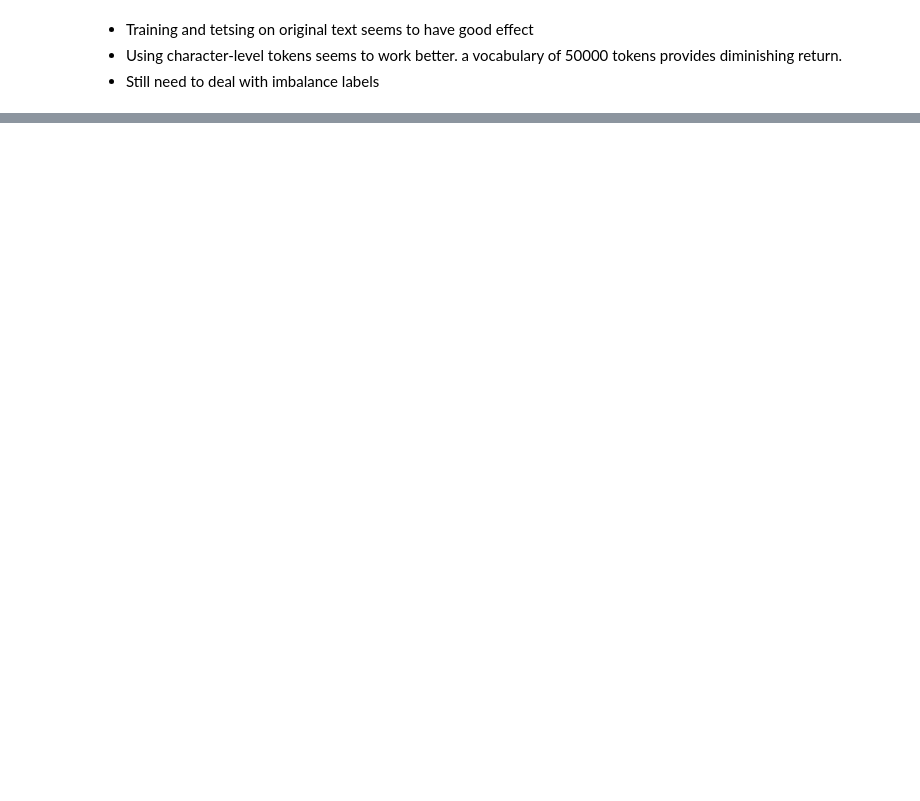
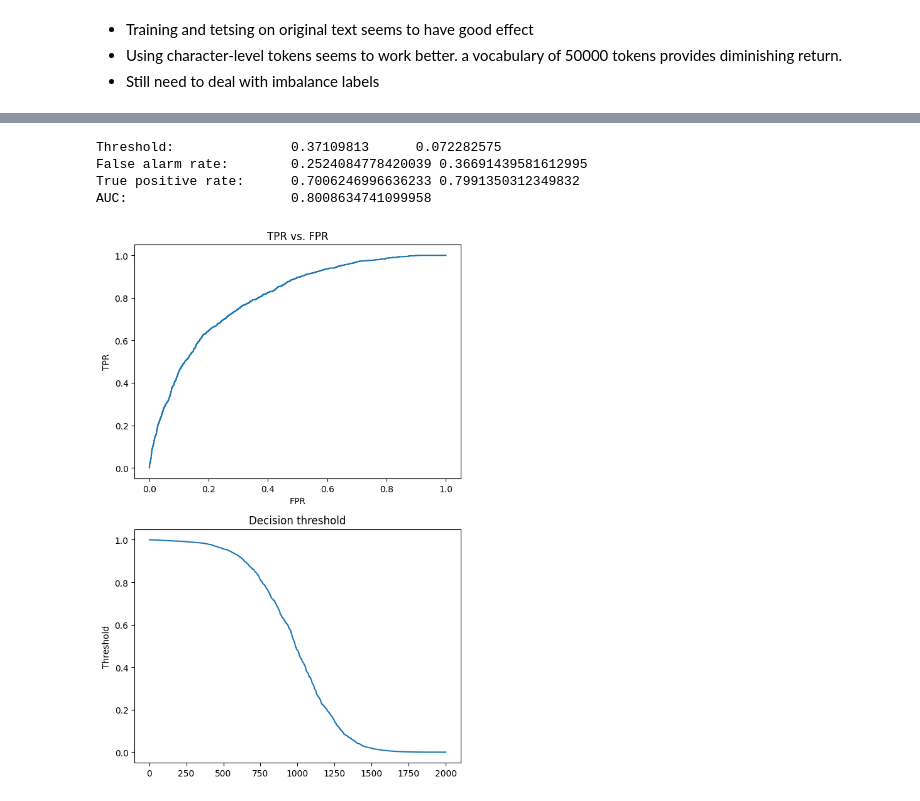
Before and after one commit to hoanghapham/power-identification, a Jupyter notebook: experiments.ipynb, the cells around one changed output, grey strips where cells are left out. Cells and saved outputs as stored; diff of their text form; code cells hidden in the pictures; blank space fills up the shorter version.

```diff
--- a/experiments.ipynb
+++ b/experiments.ipynb
@@ -442,0 +778,46 @@ Train model
+# %%
+roc = roc_curve(y_true, y_scores, pos_label=1)
+auc = roc_auc_score(y_true, y_scores)
+
+good_tpr = np.array([range(len(roc[1]))])[:, np.logical_and(roc[1] >= 0.7, roc[1] <= 0.8)]
+
+print("Threshold:\t\t", roc[2][good_tpr][0][0], '\t', roc[2][good_tpr][0][-1])
+print("False alarm rate:\t", roc[0][good_tpr].min(), roc[0][good_tpr].max())
+print("True positive rate:\t", roc[1][good_tpr].min(), roc[1][good_tpr].max())
+print("AUC:\t\t\t", auc)
+# %% [output]
+Threshold:               0.37109813      0.072282575
+False alarm rate:        0.2524084778420039 0.36691439581612995
+True positive rate:      0.7006246996636233 0.7991350312349832
+AUC:                     0.8008634741099958
+# %%
+import matplotlib.pyplot as plt
+
+# Sample data
+array1 = roc[0]
+array2 = roc[1]
+array3 = roc[2]
+
+# Create two subplots
+fig, axs = plt.subplots(2, 1, figsize=(6, 9))
+
+# Plot array1 and array2 together
+axs[0].plot(array1, array2)
+axs[0].set_xlabel('FPR')
+axs[0].set_ylabel('TPR')
+axs[0].set_title('TPR vs. FPR')
+
+# Plot array3 on top with a different scale
+axs[1].plot(array3)
+# axs[1].set_xlabel('X')
+axs[1].set_ylabel('Threshold')
+# axs[1].set_yscale('log')
+axs[1].set_title('Decision threshold')
+
+# Adjust spacing between subplots
+plt.tight_layout()
+
+# Show the plot
+plt.show()
+# %% [output]
+[figure, added]
```
Also changed, not shown: parts of 24 cells of this notebook, 1 other file.
